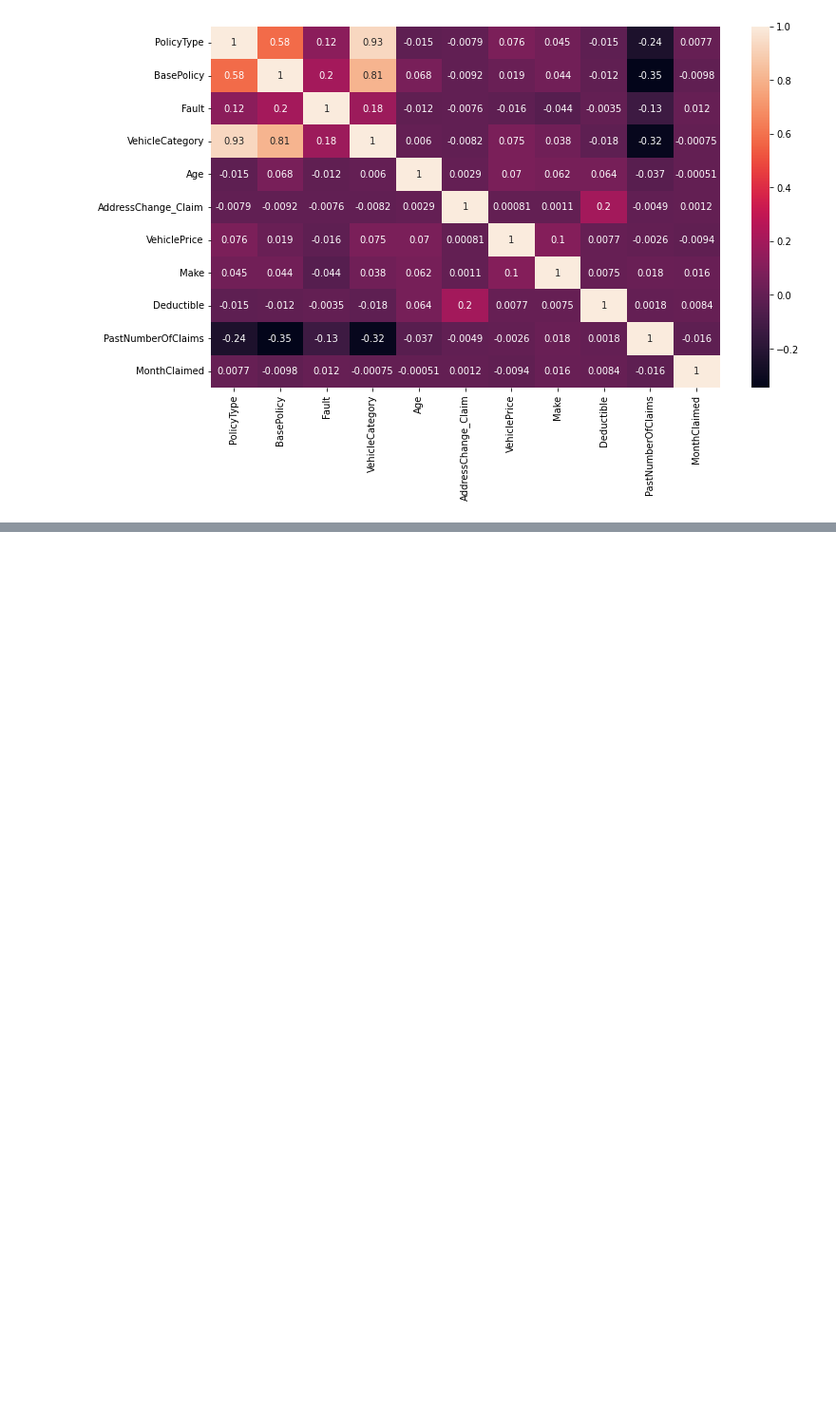
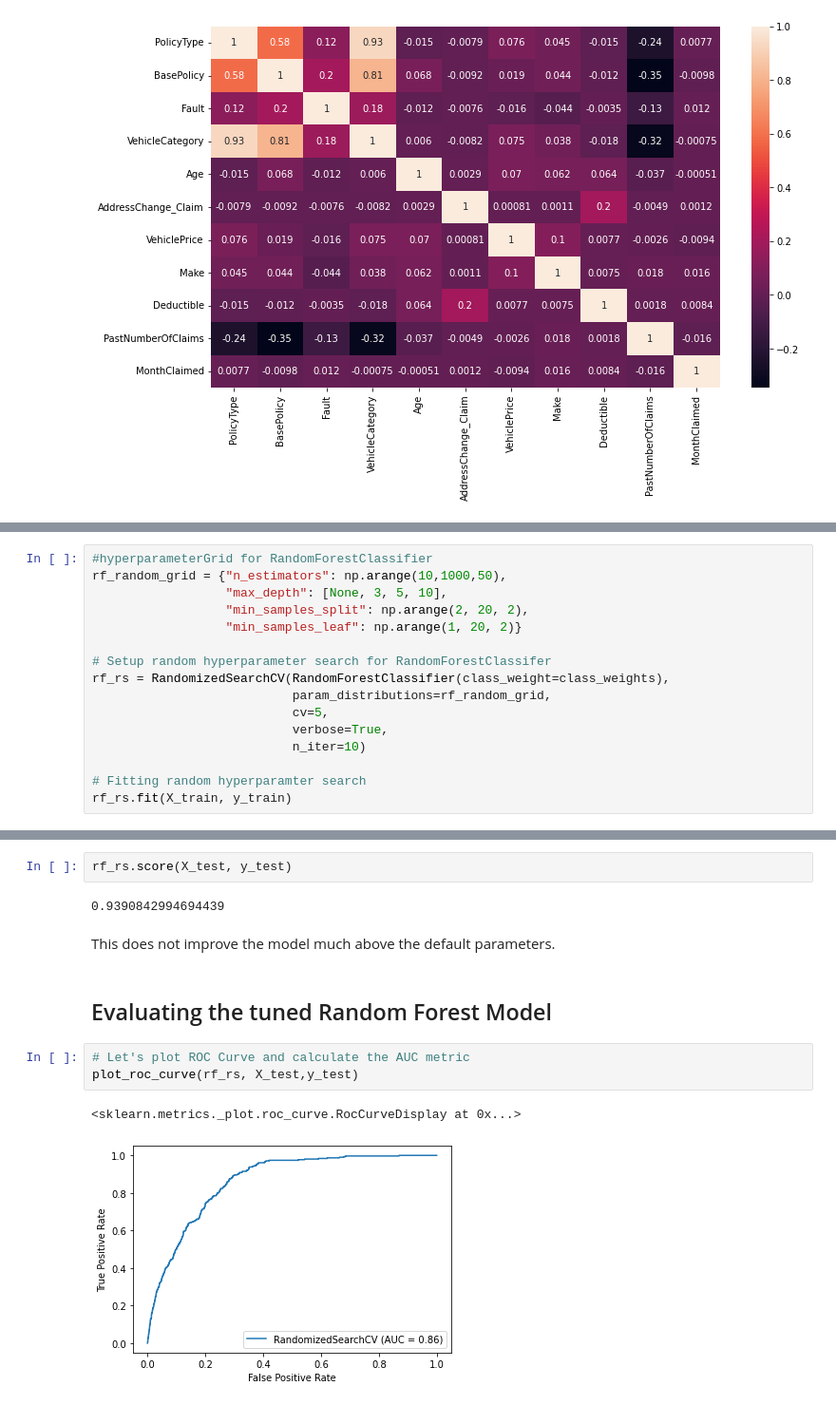
Before and after one commit to amieles/InsuranceFraudEDA, a Jupyter notebook: insurance-claim-eda.ipynb, the cells around one changed output, grey strips where cells are left out. Shown at 95% size. Drawn from its saved outputs; the diff is of its cells as text; blank space fills up the shorter version.

```diff
--- a/insurance-claim-eda.ipynb
+++ b/insurance-claim-eda.ipynb
@@ -351,0 +408,16 @@ Accuracy: 0.9396738062487718
+# %%
+#hyperparameterGrid for RandomForestClassifier
+rf_random_grid = {"n_estimators": np.arange(10,1000,50),
+                  "max_depth": [None, 3, 5, 10],
+                  "min_samples_split": np.arange(2, 20, 2),
+                  "min_samples_leaf": np.arange(1, 20, 2)}
+
+# Setup random hyperparameter search for RandomForestClassifer
+rf_rs = RandomizedSearchCV(RandomForestClassifier(class_weight=class_weights),
+                           param_distributions=rf_random_grid,
+                           cv=5,
+                           verbose=True,
+                           n_iter=10)
+
+# Fitting random hyperparamter search
+rf_rs.fit(X_train, y_train)
@@ -351,0 +445,14 @@ Accuracy: 0.9396738062487718
+# %%
+rf_rs.score(X_test, y_test)
+# %% [output]
+0.9390842994694439
+# %% [markdown]
+This does not improve the model much above the default parameters.
+# %% [markdown]
+## Evaluating the tuned Random Forest Model
+# %%
+# Let's plot ROC Curve and calculate the AUC metric
+plot_roc_curve(rf_rs, X_test,y_test)
+# %% [output]
+<sklearn.metrics._plot.roc_curve.RocCurveDisplay at 0x...>
+[figure, added]
```
Also changed, not shown: parts of 35 cells of this notebook.
